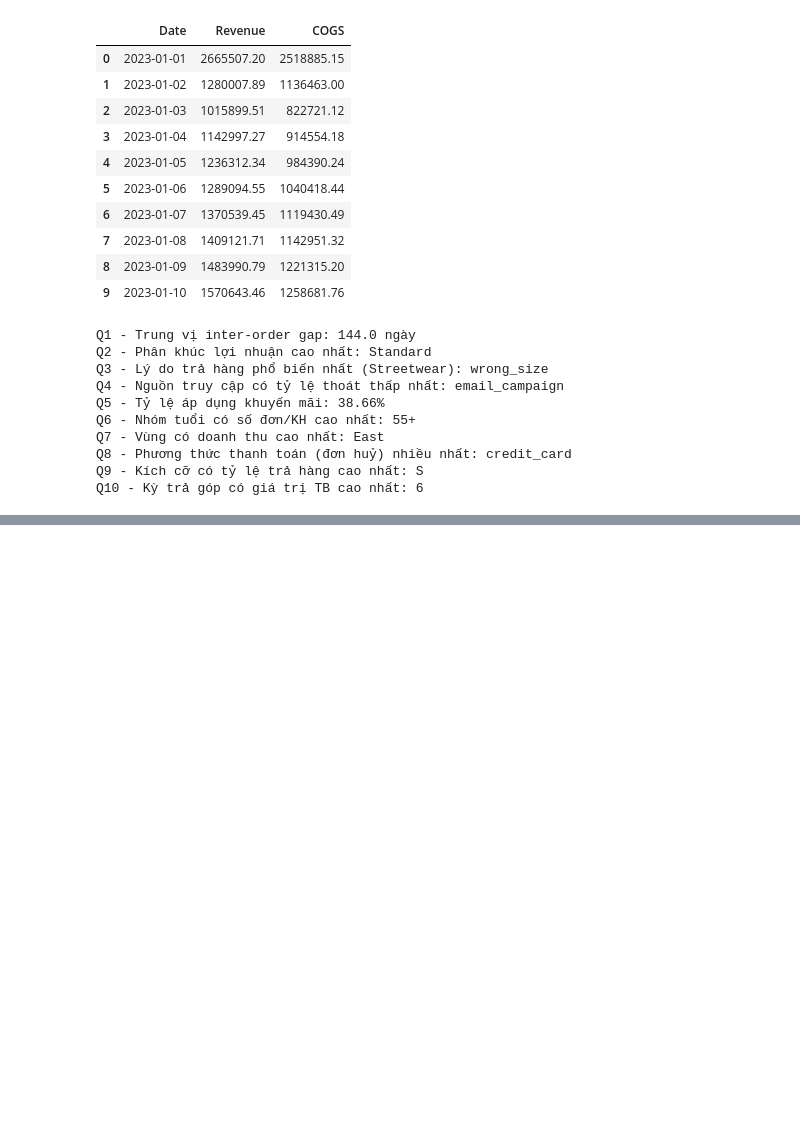
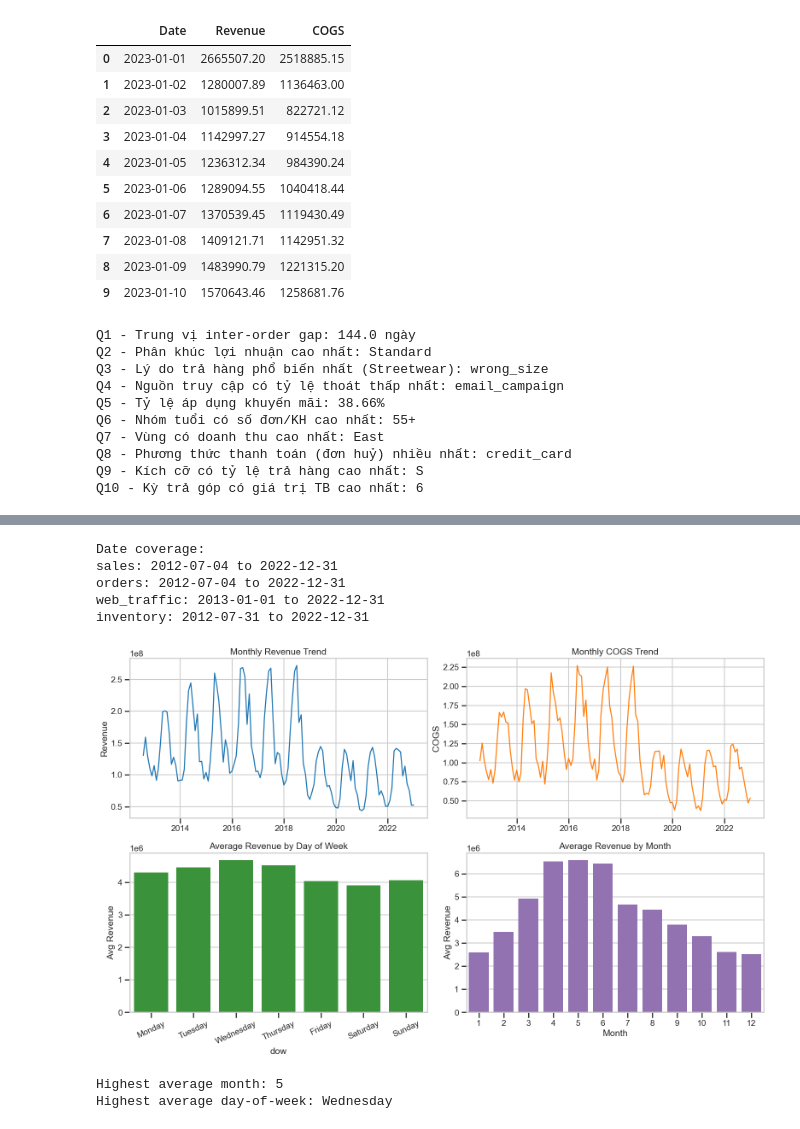
Before and after one commit to Laxury-H/Mouis_Datathon-2026, a Jupyter notebook: Data/baseline.ipynb, the cells around one changed output, grey strips where cells are left out. Cells and saved outputs as stored; diff of their text form; code cells hidden in the pictures; blank space fills up the shorter version.

```diff
--- a/Data/baseline.ipynb
+++ b/Data/baseline.ipynb
@@ -333,0 +507,80 @@ Q10 - Kỳ trả góp có giá trị TB cao nhất: 6
+# %%
+# 8.1 Data quality and coverage audit
+tables = {
+    'sales': sales,
+    'orders': orders,
+    'order_items': order_items,
+    'products': products,
+    'returns': returns,
+    'inventory': inventory,
+    'web_traffic': web_traffic,
+}
+
+quality_rows = []
+for name, df in tables.items():
+    quality_rows.append({
+        'table': name,
+        'rows': len(df),
+        'columns': df.shape[1],
+        'missing_cells': int(df.isna().sum().sum()),
+        'missing_pct': float(df.isna().sum().sum()) / float(df.size),
+        'duplicated_rows': int(df.duplicated().sum()),
+    })
+
+quality_df = pd.DataFrame(quality_rows).sort_values(['missing_pct', 'missing_cells'], ascending=False)
+quality_df['missing_pct'] = (quality_df['missing_pct'] * 100).round(3)
+quality_df
+
+print('Date coverage:')
+print('sales:', sales['Date'].min().date(), 'to', sales['Date'].max().date())
+print('orders:', orders['order_date'].min().date(), 'to', orders['order_date'].max().date())
+print('web_traffic:', web_traffic['date'].min().date(), 'to', web_traffic['date'].max().date())
+print('inventory:', inventory['snapshot_date'].min().date(), 'to', inventory['snapshot_date'].max().date())
+# %% [output]
+Date coverage:
+sales: 2012-07-04 to 2022-12-31
+orders: 2012-07-04 to 2022-12-31
+web_traffic: 2013-01-01 to 2022-12-31
+inventory: 2012-07-31 to 2022-12-31
+# %%
+# 8.2 Revenue trend and seasonality
+sales_daily = sales.sort_values('Date').copy()
+sales_daily['year'] = sales_daily['Date'].dt.year
+sales_daily['month'] = sales_daily['Date'].dt.month
+sales_daily['dow'] = sales_daily['Date'].dt.day_name()
+
+monthly = sales_daily.set_index('Date')[['Revenue', 'COGS']].resample('ME').sum().reset_index()
+dow_order = ['Monday', 'Tuesday', 'Wednesday', 'Thursday', 'Friday', 'Saturday', 'Sunday']
+dow_rev = sales_daily.groupby('dow')['Revenue'].mean().reindex(dow_order)
+month_rev = sales_daily.groupby('month')['Revenue'].mean()
+
+fig, axes = plt.subplots(2, 2, figsize=(16, 10))
+axes[0, 0].plot(monthly['Date'], monthly['Revenue'], color='tab:blue', linewidth=1.8)
+axes[0, 0].set_title('Monthly Revenue Trend')
+axes[0, 0].set_ylabel('Revenue')
+
+axes[0, 1].plot(monthly['Date'], monthly['COGS'], color='tab:orange', linewidth=1.8)
+axes[0, 1].set_title('Monthly COGS Trend')
+axes[0, 1].set_ylabel('COGS')
+
+sns.barplot(x=dow_rev.index, y=dow_rev.values, ax=axes[1, 0], color='tab:green')
+axes[1, 0].set_title('Average Revenue by Day of Week')
+axes[1, 0].tick_params(axis='x', rotation=25)
+axes[1, 0].set_ylabel('Avg Revenue')
+
+sns.barplot(x=month_rev.index, y=month_rev.values, ax=axes[1, 1], color='tab:purple')
+axes[1, 1].set_title('Average Revenue by Month')
+axes[1, 1].set_xlabel('Month')
+axes[1, 1].set_ylabel('Avg Revenue')
+
+plt.tight_layout()
+plt.show()
+
+top_month = int(month_rev.idxmax())
+top_dow = dow_rev.idxmax()
+print(f'Highest average month: {top_month}')
+print(f'Highest average day-of-week: {top_dow}')
+# %% [output]
+[figure, added]
+Highest average month: 5
+Highest average day-of-week: Wednesday
```
Also changed, not shown: parts of 11 cells of this notebook, 8 other files.
